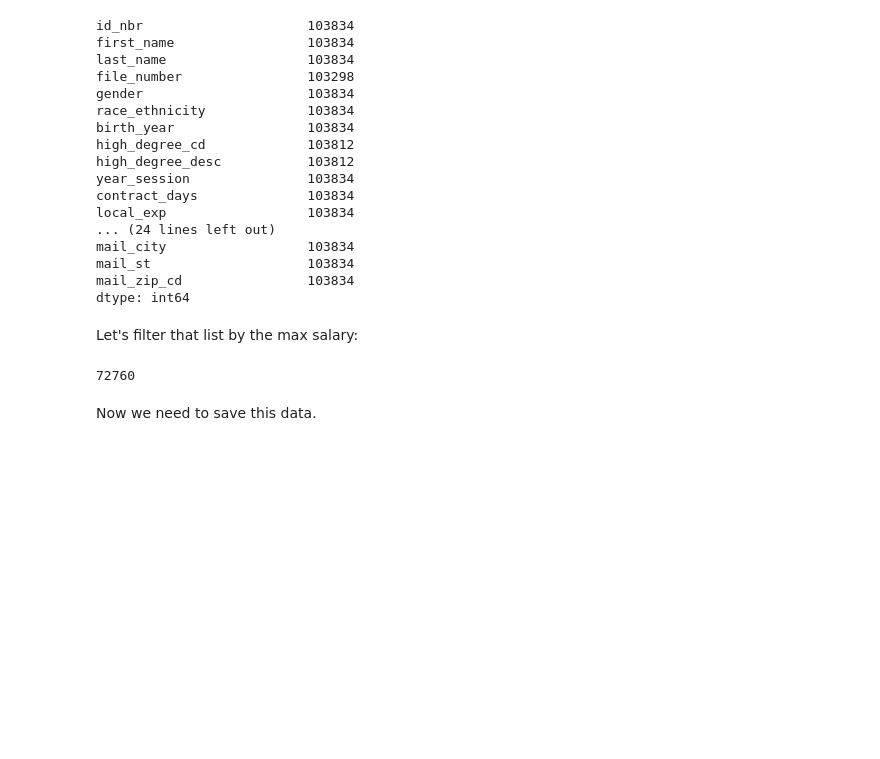
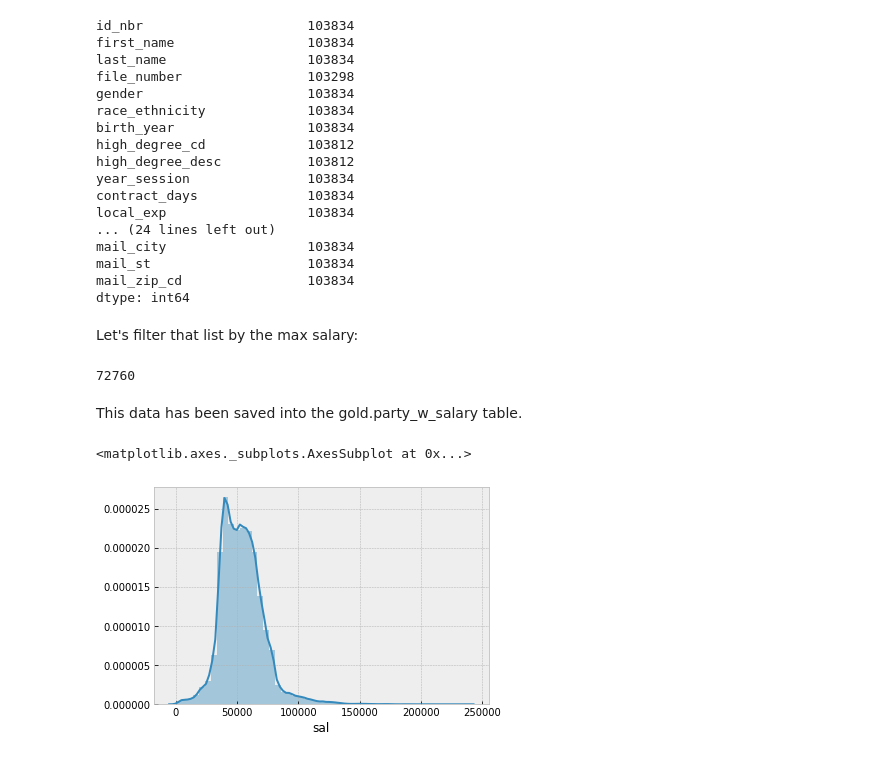
Before and after one commit to j-buss/wi-dpi, a Jupyter notebook: eda/5.0_Analysis.ipynb, the cells around one changed output. Saved outputs shown, nothing was run; the diff lists cells and outputs as text; code cells hidden in the pictures; blank space fills up the shorter version.

```diff
--- a/eda/5.0_Analysis.ipynb
+++ b/eda/5.0_Analysis.ipynb
@@ -147,5 +154,19 @@ FROM
   `wi-dpi-010.refined.2015_all_staff_report`
 GROUP BY 1, 2, 3
 HAVING max(salary) > 0
-# %% [markdown]
-Now we need to save this data.
+# %% [markdown]
+This data has been saved into the gold.party_w_salary table.
+# %%
+sql='''
+  SELECT
+    *
+  FROM
+    {}.{}
+'''.format('gold','party_w_salary')
+# %%
+df_party_w_salary = pd.read_gbq(sql, project_id=project_id)
+# %%
+sns.distplot(df_party_w_salary['sal'],norm_hist=True)
+# %% [output]
+<matplotlib.axes._subplots.AxesSubplot at 0x...>
+[figure, added]
```
Also changed, not shown: parts of 5 cells of this notebook.
